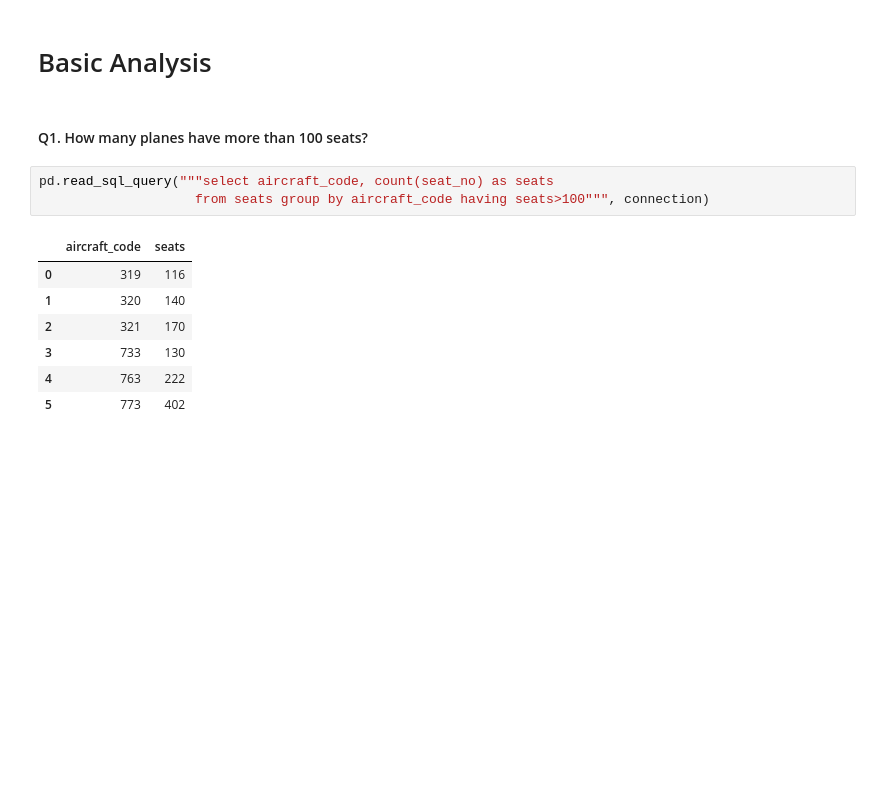
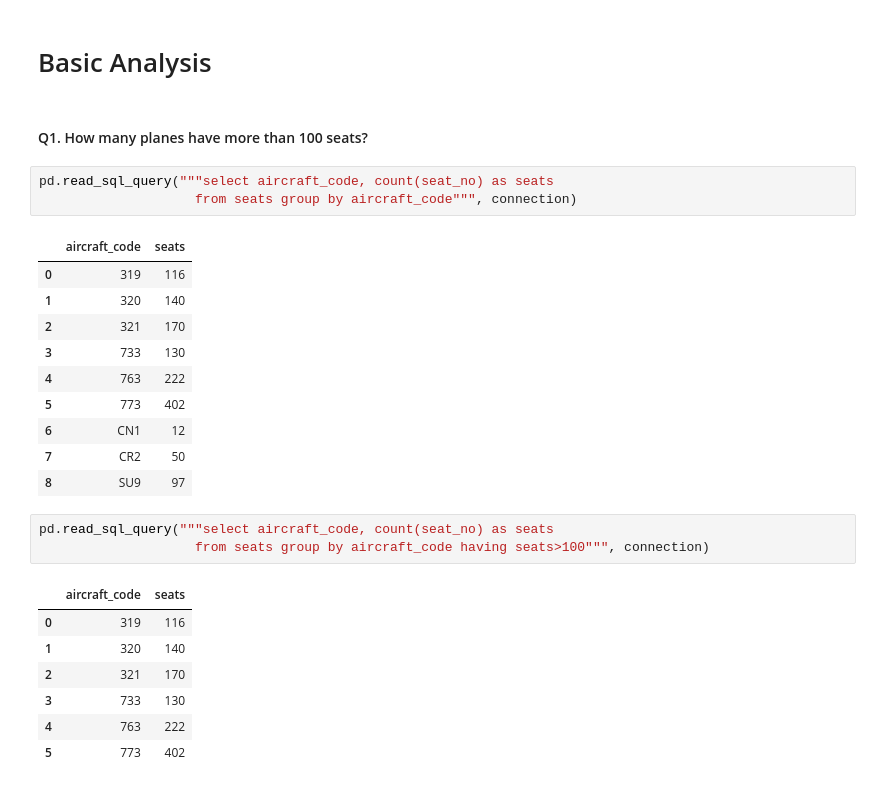
Before and after one commit to RajeevRanjan5642/airlines-data-analysis, a Jupyter notebook: Airlines-data-analysis.ipynb, the cells around one changed output. Drawn from its saved outputs; the diff is of its cells as text; blank space fills up the shorter version.

```diff
--- a/Airlines-data-analysis.ipynb
+++ b/Airlines-data-analysis.ipynb
@@ -198,6 +198,20 @@ dtype: int64
 # Basic Analysis
 # %% [markdown]
 #### Q1. How many planes have more than 100 seats?
+# %%
+pd.read_sql_query("""select aircraft_code, count(seat_no) as seats
+                    from seats group by aircraft_code""", connection)
+# %% [output]
+|  | aircraft_code | seats |
+| 0 | 319 | 116 |
+| 1 | 320 | 140 |
+| 2 | 321 | 170 |
+| 3 | 733 | 130 |
+| 4 | 763 | 222 |
+| 5 | 773 | 402 |
+| 6 | CN1 | 12 |
+| 7 | CR2 | 50 |
+| 8 | SU9 | 97 |
 # %%
 pd.read_sql_query("""select aircraft_code, count(seat_no) as seats
                     from seats group by aircraft_code having seats>100""", connection)
```
Also changed, not shown: parts of 2 cells of this notebook.
